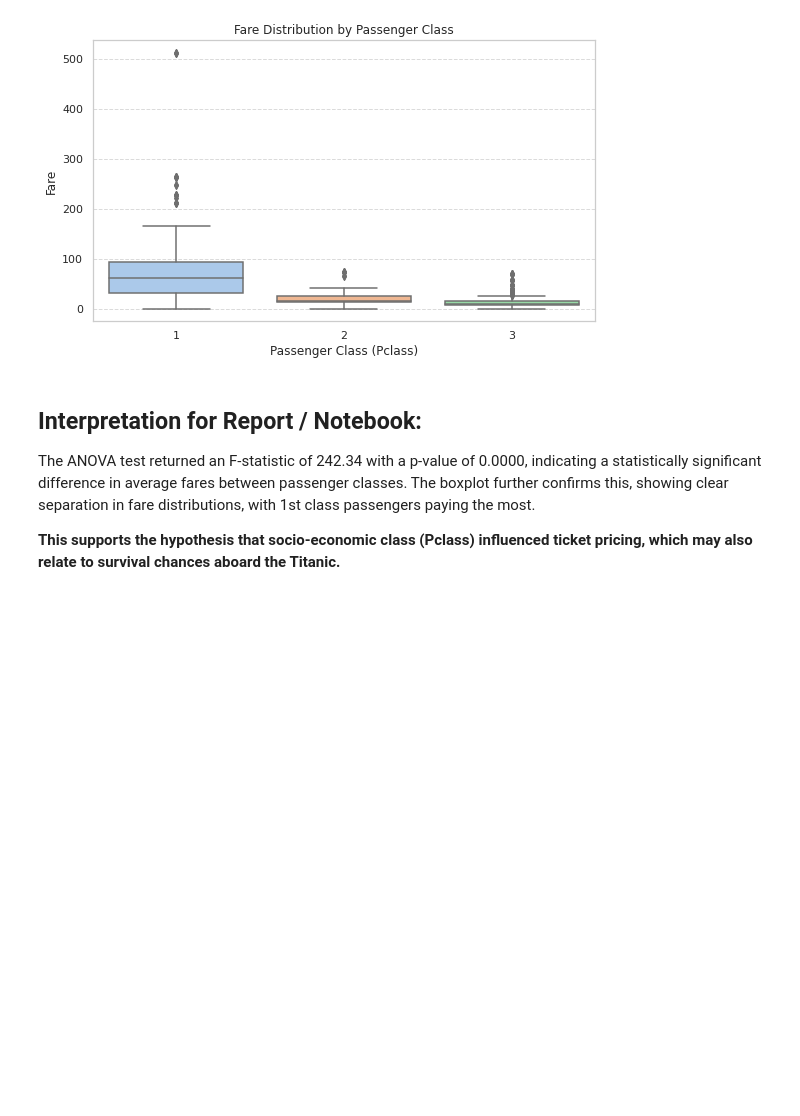
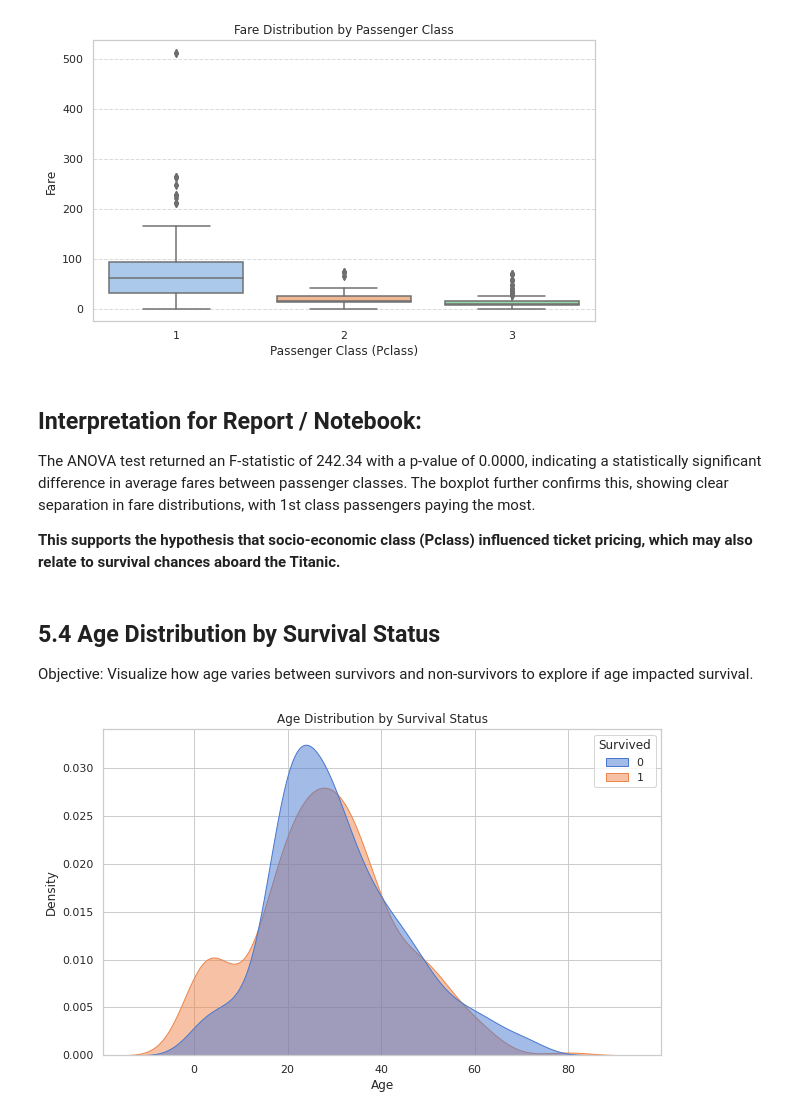
Before and after one commit to jimal254/Project_Titanic, a Jupyter notebook: Notebooks/titanic_analysis.ipynb, the cells around one changed output. Saved outputs shown, nothing was run; the diff lists cells and outputs as text; code cells hidden in the pictures; blank space fills up the shorter version.

Commit message:
Add KDE plot of Age distribution by Survival Status

```diff
--- a/Notebooks/titanic_analysis.ipynb
+++ b/Notebooks/titanic_analysis.ipynb
@@ -593,3 +593,16 @@ The ANOVA test returned an F-statistic of 242.34 with a p-value of 0.0000, indic
 
 
 **This supports the hypothesis that socio-economic class (Pclass) influenced ticket pricing, which may also relate to survival chances aboard the Titanic.**
+# %% [markdown]
+## 5.4 Age Distribution by Survival Status
+Objective: Visualize how age varies between survivors and non-survivors to explore if age impacted survival.
+# %%
+plt.figure(figsize=(10, 6))
+sns.kdeplot(data=df, x='Age', hue='Survived', fill=True, common_norm=False, palette='muted', alpha=0.5)
+
+plt.title('Age Distribution by Survival Status')
+plt.xlabel('Age')
+plt.ylabel('Density')
+plt.show()
+# %% [output]
+[figure, added]
```
Also changed, not shown: parts of 2 cells of this notebook.
